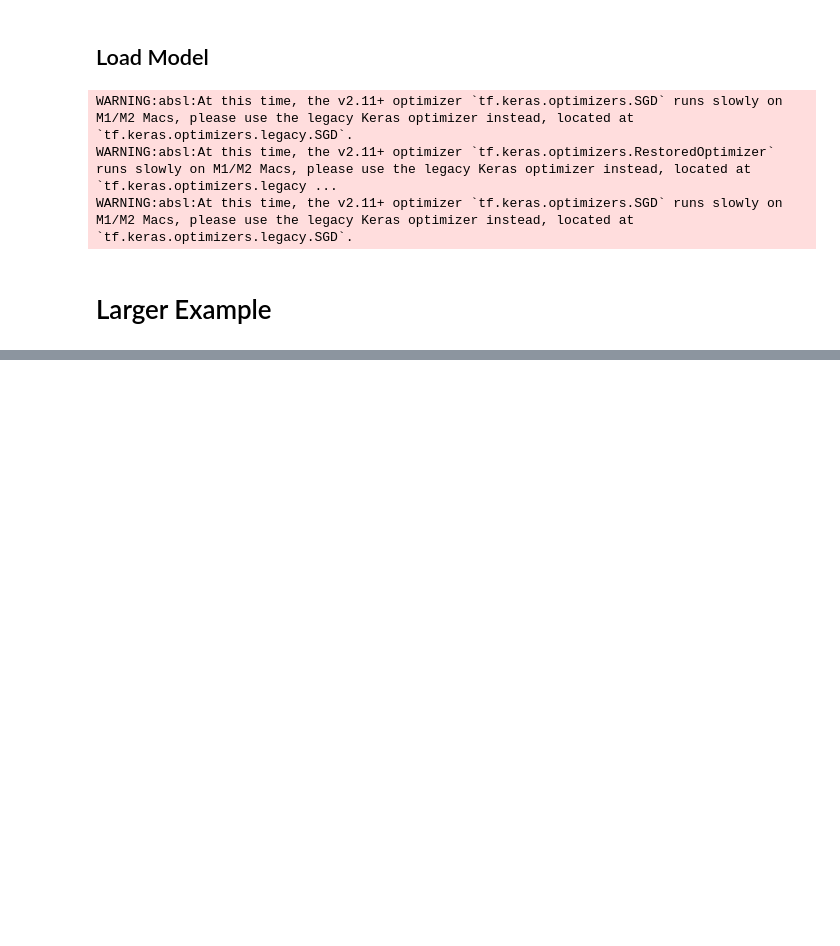
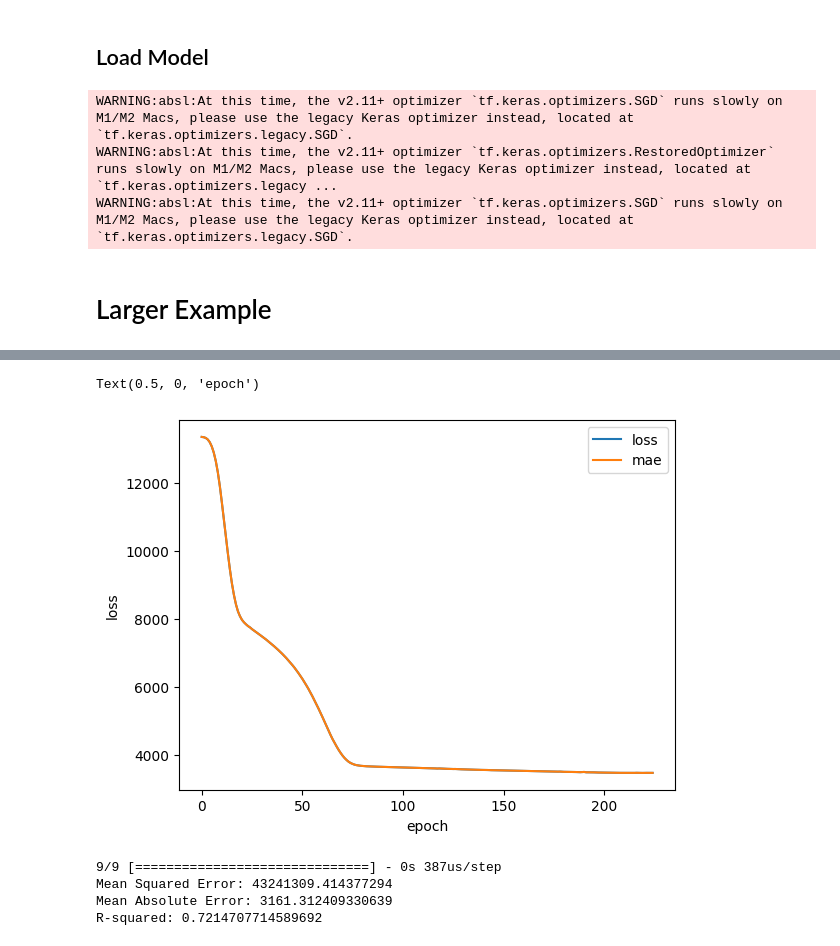
Before and after one commit to MerleSt/Learning_Deep_Learning, a Jupyter notebook: Notebooks/01_neural_network_regression_with_tensorflow.ipynb, the cells around one changed output, grey strips where cells are left out. Drawn from its saved outputs; the diff is of its cells as text; code cells hidden in the pictures; blank space fills up the shorter version.

```diff
--- a/Notebooks/01_neural_network_regression_with_tensorflow.ipynb
+++ b/Notebooks/01_neural_network_regression_with_tensorflow.ipynb
@@ -502,3 +502,5 @@ WARNING:absl:At this time, the v2.11+ optimizer `tf.keras.optimizers.RestoredOpt
 WARNING:absl:At this time, the v2.11+ optimizer `tf.keras.optimizers.SGD` runs slowly on M1/M2 Macs, please use the legacy Keras optimizer instead, located at `tf.keras.optimizers.legacy.SGD`.
 # %% [markdown]
 # Larger Example
+# %%
+insurance = pd.read_csv('/Users/merlesteffen/Documents/GitHub/Learning_Deep_Learning/Data/insurance.csv')
@@ -504,0 +701,36 @@ WARNING:absl:At this time, the v2.11+ optimizer `tf.keras.optimizers.SGD` runs s
+# %%
+from sklearn.compose import make_column_transformer
+from sklearn.preprocessing import MinMaxScaler, OneHotEncoder
+from sklearn.model_selection import train_test_split
+# Create a column transformer
+
+ct = make_column_transformer(
+    (MinMaxScaler(), ["age", "bmi", "children"]),
+    (OneHotEncoder(handle_unknown="ignore"), ["sex", "smoker", "region"])
+)
+
+# Create a X & y
+X = insurance.drop("charges", axis=1)
+y = insurance["charges"]
+
+# Build our train and test sets
+X_train, X_test, y_train, y_test = train_test_split(X, y, test_size=0.2, random_state=42)
+
+# Fit the column transformer to training data and then only transform test data
+ct.fit(X_train)
+
+# Transform training and test data
+X_train_normal = ct.transform(X_train)
+X_test_normal = ct.transform(X_test)
+# %%
+random.seed(42)
+np.random.seed(42)
+tf.random.set_seed(42)
+callback = tf.keras.callbacks.EarlyStopping(monitor='loss', patience=5)
+insurance_model_3 = tf.keras.Sequential([
+    tf.keras.layers.Dense(100),
+    tf.keras.layers.Dense(10),
+    tf.keras.layers.Dense(1)
+])
+insurance_model_3.compile(optimizer=tf.keras.optimizers.legacy.Adam(), loss='mae', metrics=['mae'])
+history_2 = insurance_model_3.fit(X_train_normal, y_train, epochs=500, callbacks=[callback])
@@ -504,0 +755,27 @@ WARNING:absl:At this time, the v2.11+ optimizer `tf.keras.optimizers.SGD` runs s
+# %%
+pd.DataFrame(history_2.history).plot()
+plt.ylabel("loss")
+plt.xlabel("epoch")
+# %% [output]
+Text(0.5, 0, 'epoch')
+[figure, added]
+# %%
+random.seed(42)
+np.random.seed(42)
+tf.random.set_seed(42)
+# Convert the predictions and true labels to the same format (e.g., NumPy arrays)
+y_pred = insurance_model_3.predict(X_test_normal)
+
+# Calculate MSE, MAE, and R-squared
+mse = mean_squared_error(y_test, y_pred)
+mae = mean_absolute_error(y_test, y_pred)
+r2 = r2_score(y_test, y_pred)
+
+print("Mean Squared Error:", mse)
+print("Mean Absolute Error:", mae)
+print("R-squared:", r2)
+# %% [output]
+9/9 [==============================] - 0s 387us/step
+Mean Squared Error: 43241309.414377294
+Mean Absolute Error: 3161.312409330639
+R-squared: 0.7214707714589692
```
Also changed, not shown: parts of 22 cells of this notebook, 3 other files.
